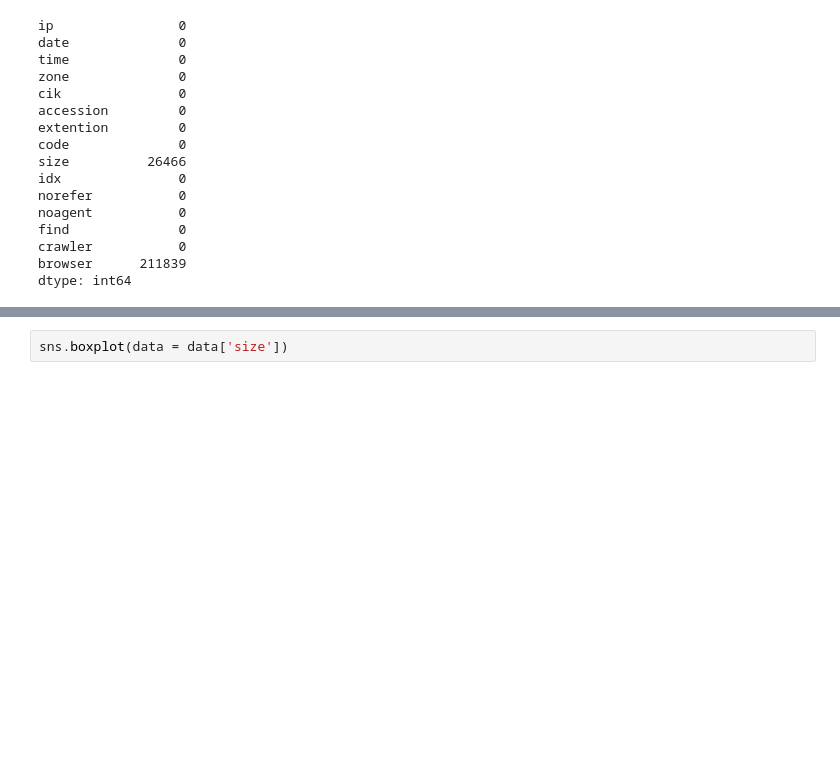
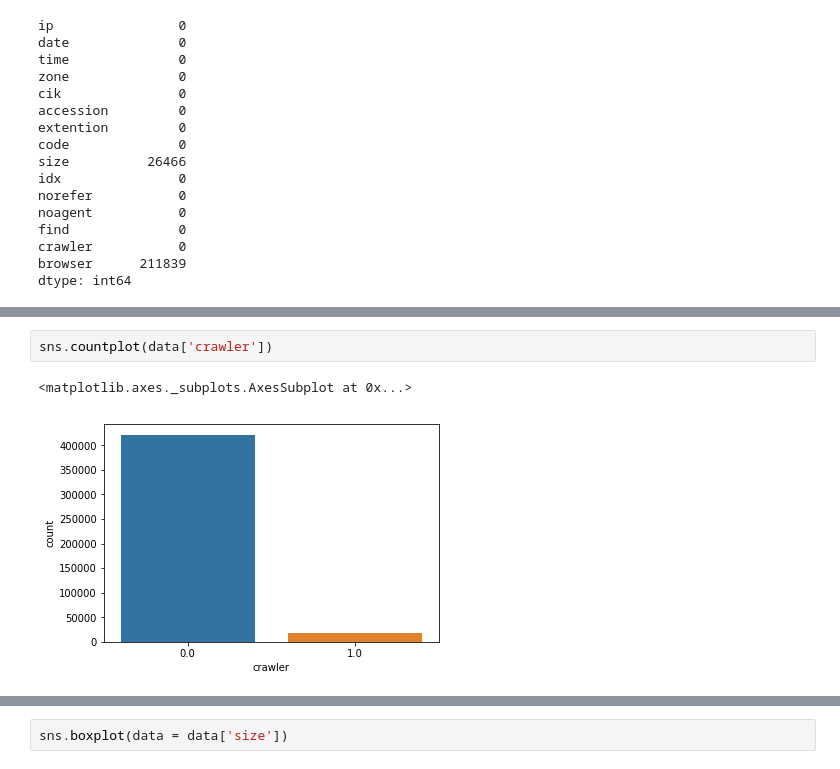
Before and after one commit to aahana-khajanchi/AdavancedDataScience-1, a Jupyter notebook: Assignment1/ADSassignment.ipynb, the cells around one changed output, grey strips where cells are left out. Drawn from its saved outputs; the diff is of its cells as text; blank space fills up the shorter version.

```diff
--- a/Assignment1/ADSassignment.ipynb
+++ b/Assignment1/ADSassignment.ipynb
@@ -115,0 +188,5 @@ data['size'].isnull().sum()
+# %%
+sns.countplot(data['crawler'])
+# %% [output]
+<matplotlib.axes._subplots.AxesSubplot at 0x...>
+[figure, added]
```
Also changed, not shown: parts of 19 cells of this notebook.
